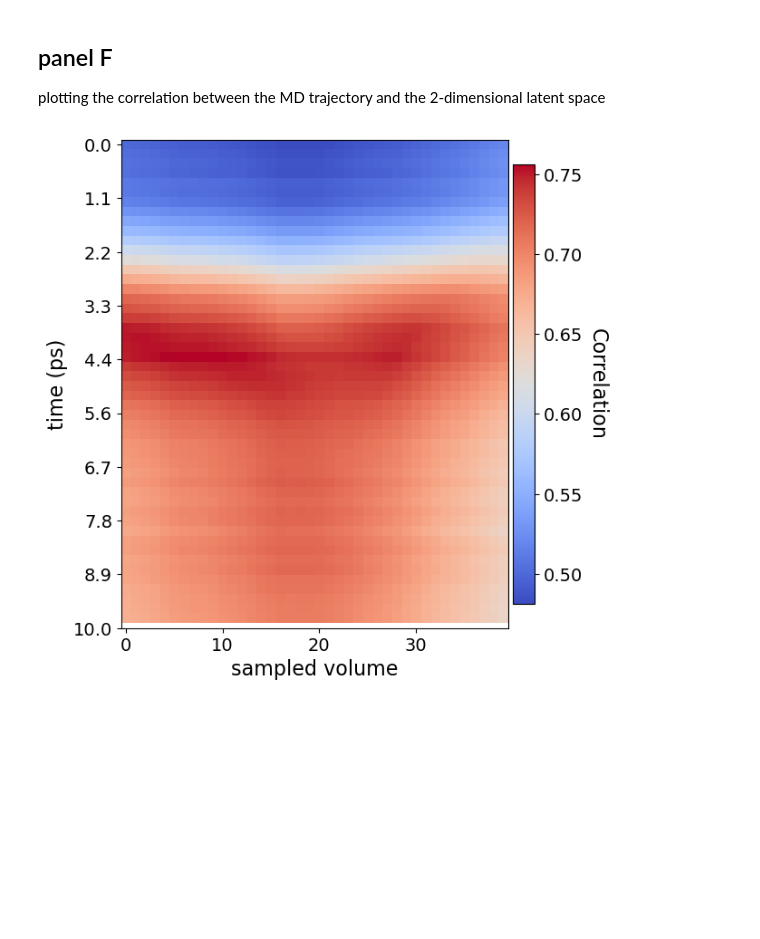
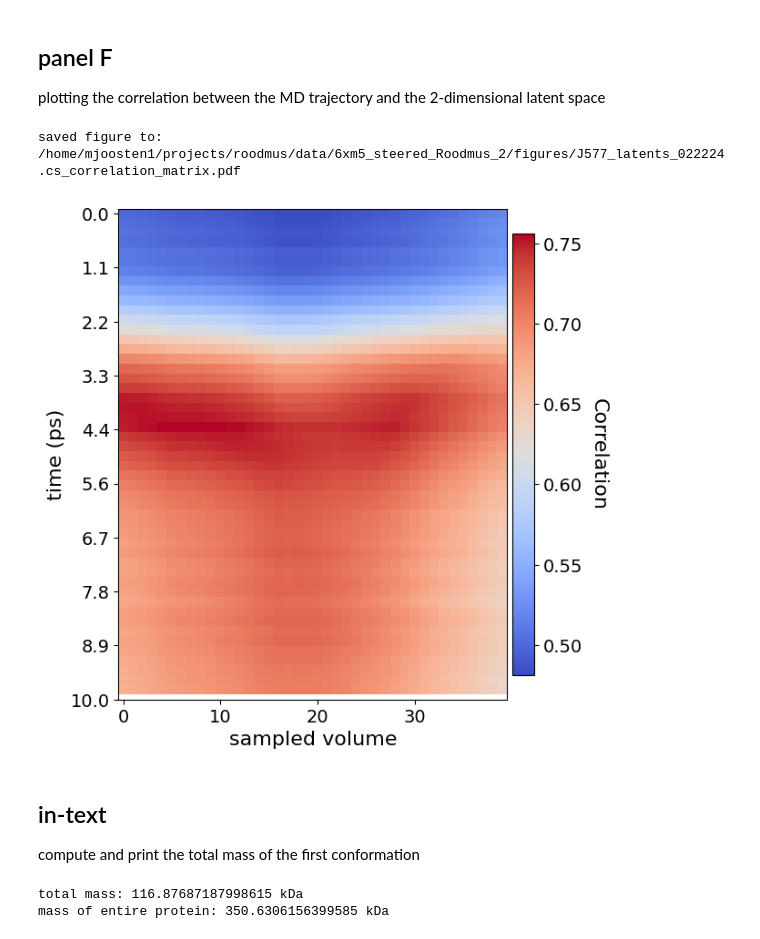
Before and after one commit to ccpem/roodmus, a Jupyter notebook: paper/supplementary_figure_6.ipynb, the cells around one changed output. Saved outputs shown, nothing was run; the diff lists cells and outputs as text; code cells hidden in the pictures; blank space fills up the shorter version.

```diff
--- a/paper/supplementary_figure_6.ipynb
+++ b/paper/supplementary_figure_6.ipynb
@@ -276,26 +288,46 @@ plotting the correlation between the MD trajectory and the 2-dimensional latent
 # %%
 # plot the correlation matrix
 project_dir = "/home/mjoosten1/projects/roodmus/data/6xm5_steered_Roodmus_2"
 figures_dir = os.path.join(project_dir, "figures")
 correlation_matrix_file = os.path.join(project_dir, "cryosparc_P51_J641_series_000", "correlation_matrix.npy")
 correlation_matrix = np.load(correlation_matrix_file)
 latent_file = os.path.join(project_dir, "cryoSPARC", "J577_latents_022224.cs")
 
 frames = correlation_matrix.shape[0]
 
 fig, ax = plt.subplots(figsize=(7, 7))
 ax.imshow(correlation_matrix, cmap="coolwarm")
 yticks = np.linspace(0, frames, 10)
 yticklabels = np.round(np.linspace(0, 10, 10, dtype=float), 1)
 ax.set_yticks(yticks)
 ax.set_yticklabels(yticklabels)
 ax.set_ylabel("time (ps)", fontsize=16)
 ax.set_xlabel("sampled volume", fontsize=16)
 cbar = ax.figure.colorbar(ax.get_images()[0], ax=ax, orientation="vertical", pad=0.01, shrink=0.9)
 cbar.ax.tick_params(labelsize=14)
 cbar.ax.set_ylabel("Correlation", fontsize=16, rotation=270, labelpad=20)
 ax.tick_params(axis="both", which="major", labelsize=14)
 
-fig.savefig(os.path.join(figures_dir, f"{os.path.basename(latent_file)}_correlation_matrix.pdf"), bbox_inches="tight")
+outfilename = os.path.join(figures_dir, f"{os.path.basename(latent_file)}_correlation_matrix.pdf")
+# fig.savefig(outfilename, bbox_inches="tight")
+print(f"saved figure to: {outfilename}")
 # %% [output]
+saved figure to: /home/mjoosten1/projects/roodmus/data/6xm5_steered_Roodmus_2/figures/J577_latents_022224.cs_correlation_matrix.pdf
-[figure, old version]
+[figure, new version]
+# %% [markdown]
+## in-text
+compute and print the total mass of the first conformation
+# %%
+pdb_file = "/home/mjoosten1/projects/roodmus/data/6xm5_steered_Roodmus_1/pdb/conformation_000000.pdb"
+pdb_gemmi = gemmi.read_structure(pdb_file)
+mass = 0
+for chn in pdb_gemmi[0]:
+    for res in chn:
+        for atm in res:
+            mass += atm.element.weight
+
+print(f"total mass: {mass/1000} kDa")
+print(f"mass of entire protein: {mass/1000*3} kDa")
+# %% [output]
+total mass: 116.87687187998615 kDa
+mass of entire protein: 350.6306156399585 kDa
```
Also changed, not shown: parts of 9 cells of this notebook, 1 other file.
